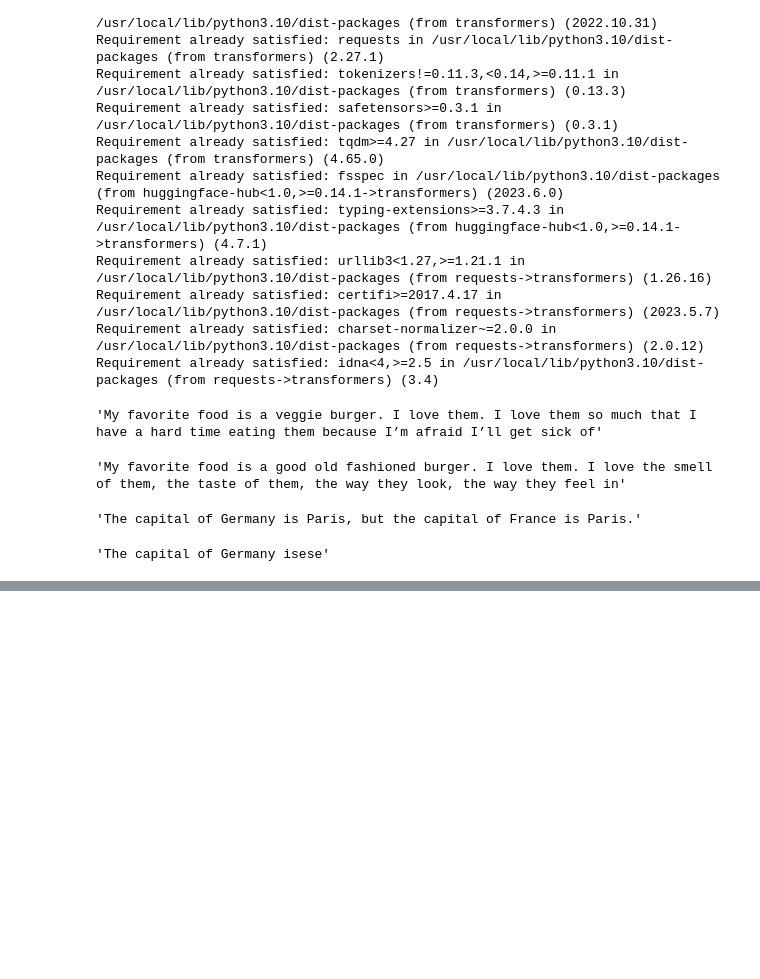
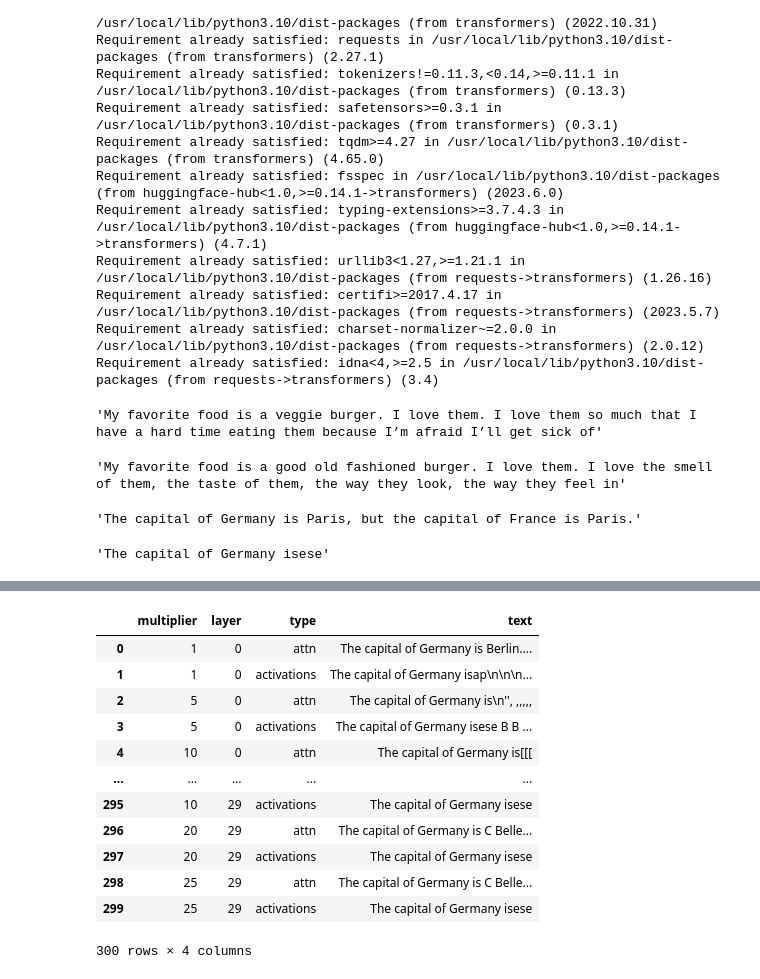
Before and after one commit to nrimsky/LM-exp, a Jupyter notebook: activation_engineering.ipynb, the cells around one changed output, grey strips where cells are left out. Saved outputs shown, nothing was run; the diff lists cells and outputs as text; code cells hidden in the pictures; blank space fills up the shorter version.

```diff
--- a/activation_engineering.ipynb
+++ b/activation_engineering.ipynb
@@ -169,0 +246,16 @@ model.mix_activations("The capital of Germany is", "Baguettes, Cheese, Croissant
+# %%
+model.activation_mixing_experiment("The capital of Germany is", "Baguettes, Cheese, Croissants", [1, 5, 10, 20, 25], list(range(30)), max_length=16)
+# %% [output]
+|  | multiplier | layer | type | text |
+| 0 | 1 | 0 | attn | The capital of Germany is Berlin.... |
+| 1 | 1 | 0 | activations | The capital of Germany isap\n\n\n... |
+| 2 | 5 | 0 | attn | The capital of Germany is\n'', ,,,,, |
+| 3 | 5 | 0 | activations | The capital of Germany isese B B ... |
+| 4 | 10 | 0 | attn | The capital of Germany is[[[ |
+| ... | ... | ... | ... | ... |
+| 295 | 10 | 29 | activations | The capital of Germany isese |
+| 296 | 20 | 29 | attn | The capital of Germany is C Belle... |
+| 297 | 20 | 29 | activations | The capital of Germany isese |
+| 298 | 25 | 29 | attn | The capital of Germany is C Belle... |
+| 299 | 25 | 29 | activations | The capital of Germany isese |
+300 rows × 4 columns
```
Also changed, not shown: parts of 11 cells of this notebook.
